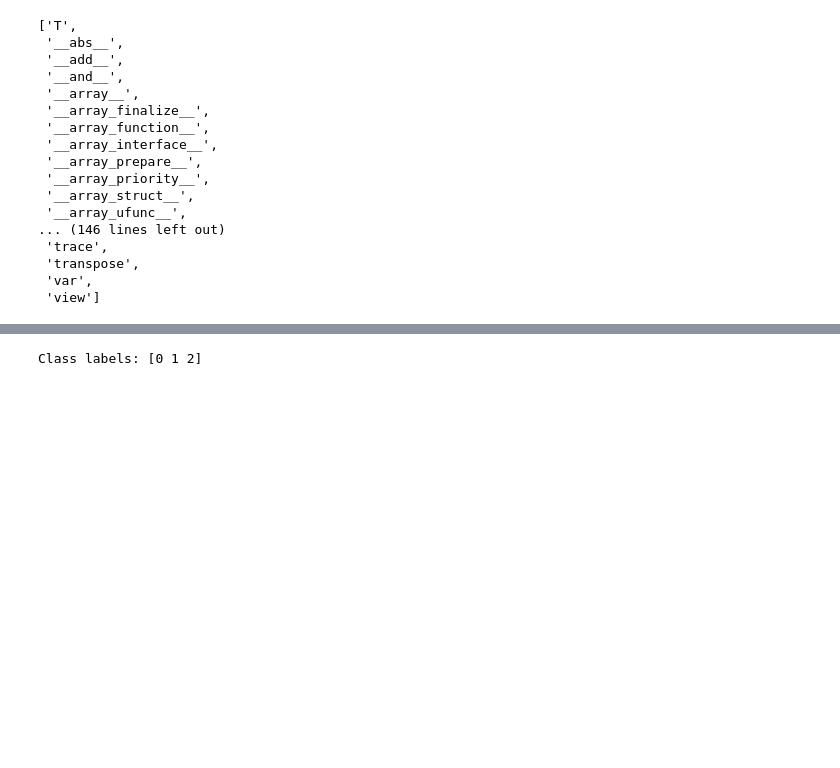
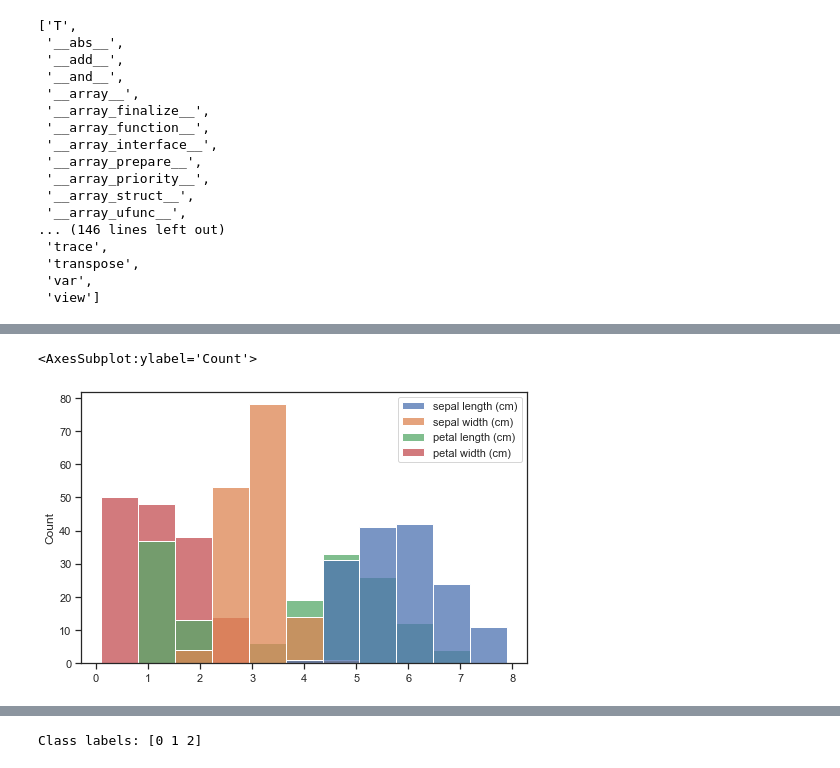
Before and after one commit to rambasnet/Python-Machine-Learning, a Jupyter notebook: Classification.ipynb, the cells around one changed output, grey strips where cells are left out. Drawn from its saved outputs; the diff is of its cells as text; code cells hidden in the pictures; blank space fills up the shorter version.

```diff
--- a/Classification.ipynb
+++ b/Classification.ipynb
@@ -116,0 +197,7 @@ dir(iris.data)
+# %%
+# histograms of each feature
+fig, ax = plt.subplots(figsize=(8, 5))
+sns.histplot(data=df.loc[:, iris.feature_names], ax=ax)
+# %% [output]
+<AxesSubplot:ylabel='Count'>
+[figure, added]
```
Also changed, not shown: parts of 12 cells of this notebook, 1 other file.
